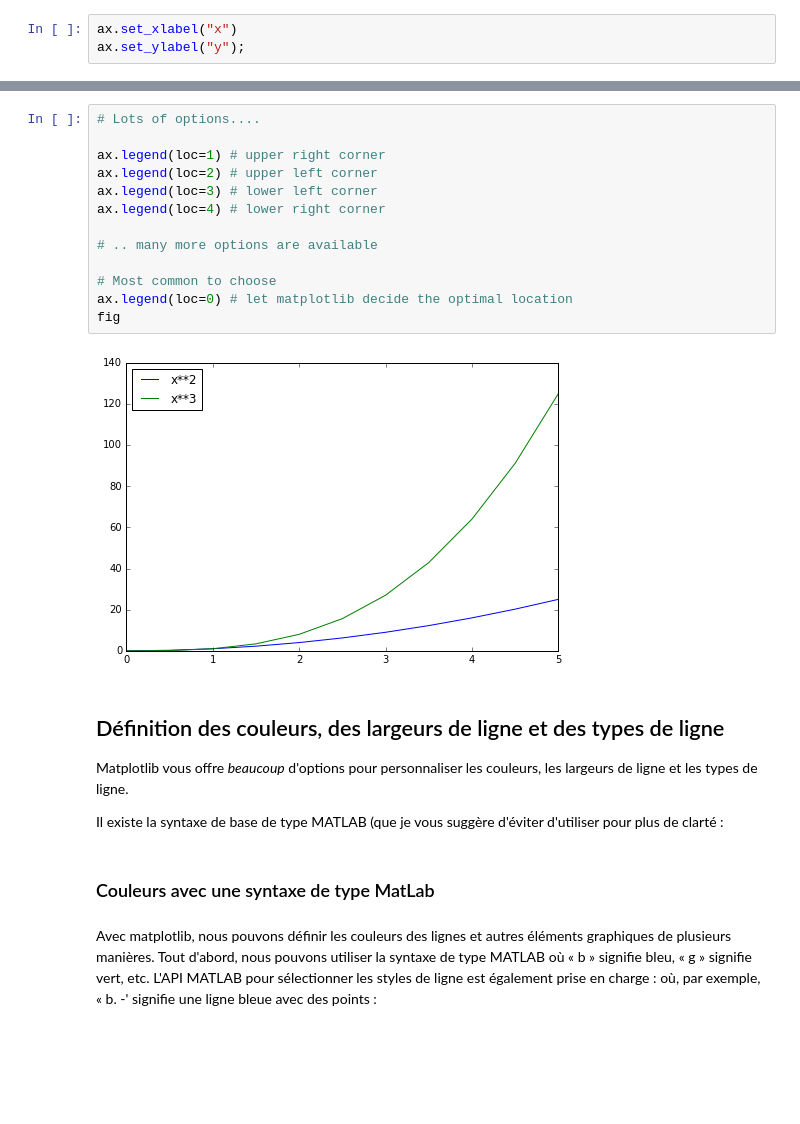
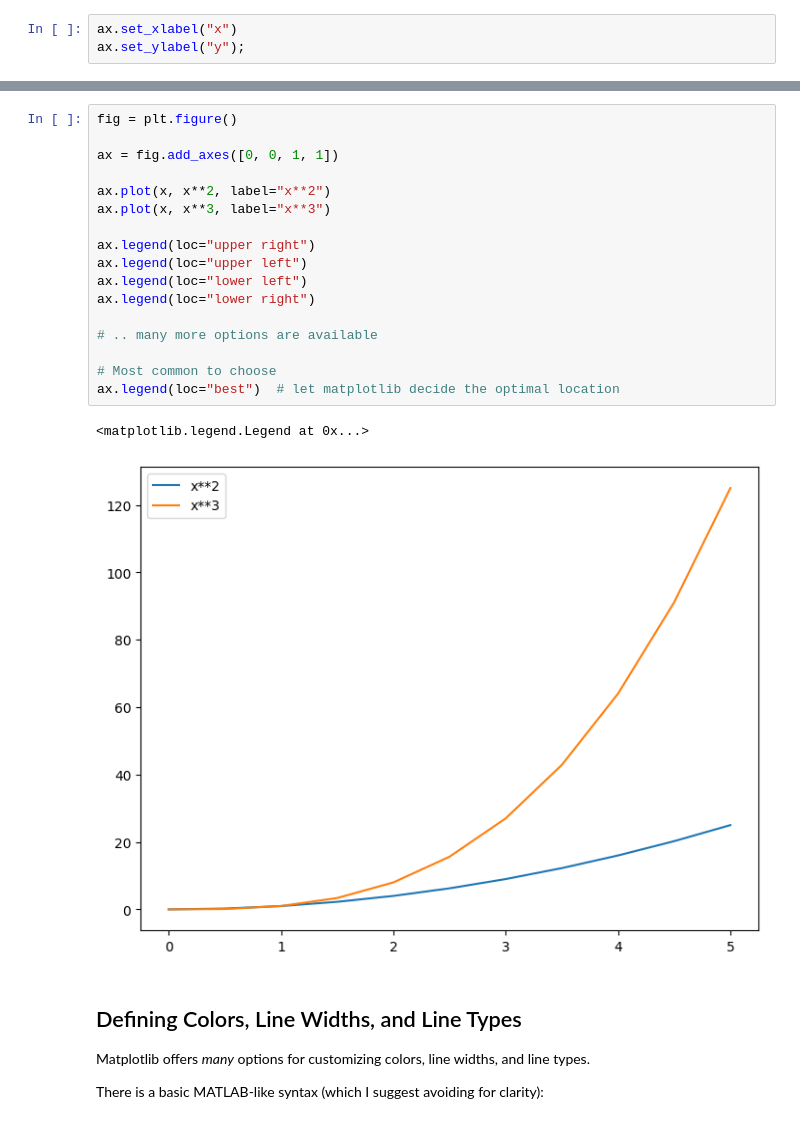
Before and after one commit to ezalos/Notebooks2Teach, a Jupyter notebook: Syntaxio/05-Data-Visualization-with-Matplotlib/01-Matplotlib Concepts Lecture.ipynb, the cells around one changed output, grey strips where cells are left out. Drawn from its saved outputs; the diff is of its cells as text; blank space fills up the shorter version.

```diff
--- a/Syntaxio/05-Data-Visualization-with-Matplotlib/01-Matplotlib Concepts Lecture.ipynb
+++ b/Syntaxio/05-Data-Visualization-with-Matplotlib/01-Matplotlib Concepts Lecture.ipynb
@@ -264,25 +278,26 @@ La fonction **legend** prend un argument mot-clé facultatif **loc** qui peut ê
 # %%
-# Lots of options....
+fig = plt.figure()
 
-ax.legend(loc=1) # upper right corner
-ax.legend(loc=2) # upper left corner
-ax.legend(loc=3) # lower left corner
-ax.legend(loc=4) # lower right corner
+ax = fig.add_axes([0, 0, 1, 1])
+
+ax.plot(x, x**2, label="x**2")
+ax.plot(x, x**3, label="x**3")
+
+ax.legend(loc="upper right")
+ax.legend(loc="upper left")
+ax.legend(loc="lower left")
+ax.legend(loc="lower right")
 
 # .. many more options are available
 
 # Most common to choose
-ax.legend(loc=0) # let matplotlib decide the optimal location
-fig
+ax.legend(loc="best")  # let matplotlib decide the optimal location
 # %% [output]
+<matplotlib.legend.Legend at 0x...>
-[figure, old version]
+[figure, new version]
-# %% [markdown]
-## Définition des couleurs, des largeurs de ligne et des types de ligne
-
-Matplotlib vous offre *beaucoup* d'options pour personnaliser les couleurs, les largeurs de ligne et les types de ligne.
-
-Il existe la syntaxe de base de type MATLAB (que je vous suggère d'éviter d'utiliser pour plus de clarté :
-# %% [markdown]
-### Couleurs avec une syntaxe de type MatLab
-# %% [markdown]
-Avec matplotlib, nous pouvons définir les couleurs des lignes et autres éléments graphiques de plusieurs manières. Tout d'abord, nous pouvons utiliser la syntaxe de type MATLAB où « b » signifie bleu, « g » signifie vert, etc. L'API MATLAB pour sélectionner les styles de ligne est également prise en charge : où, par exemple, « b. -' signifie une ligne bleue avec des points :
+# %% [markdown]
+## Defining Colors, Line Widths, and Line Types
+
+Matplotlib offers *many* options for customizing colors, line widths, and line types.
+
+There is a basic MATLAB-like syntax (which I suggest avoiding for clarity):
```
Also changed, not shown: parts of 92 cells of this notebook, 5 other files.
